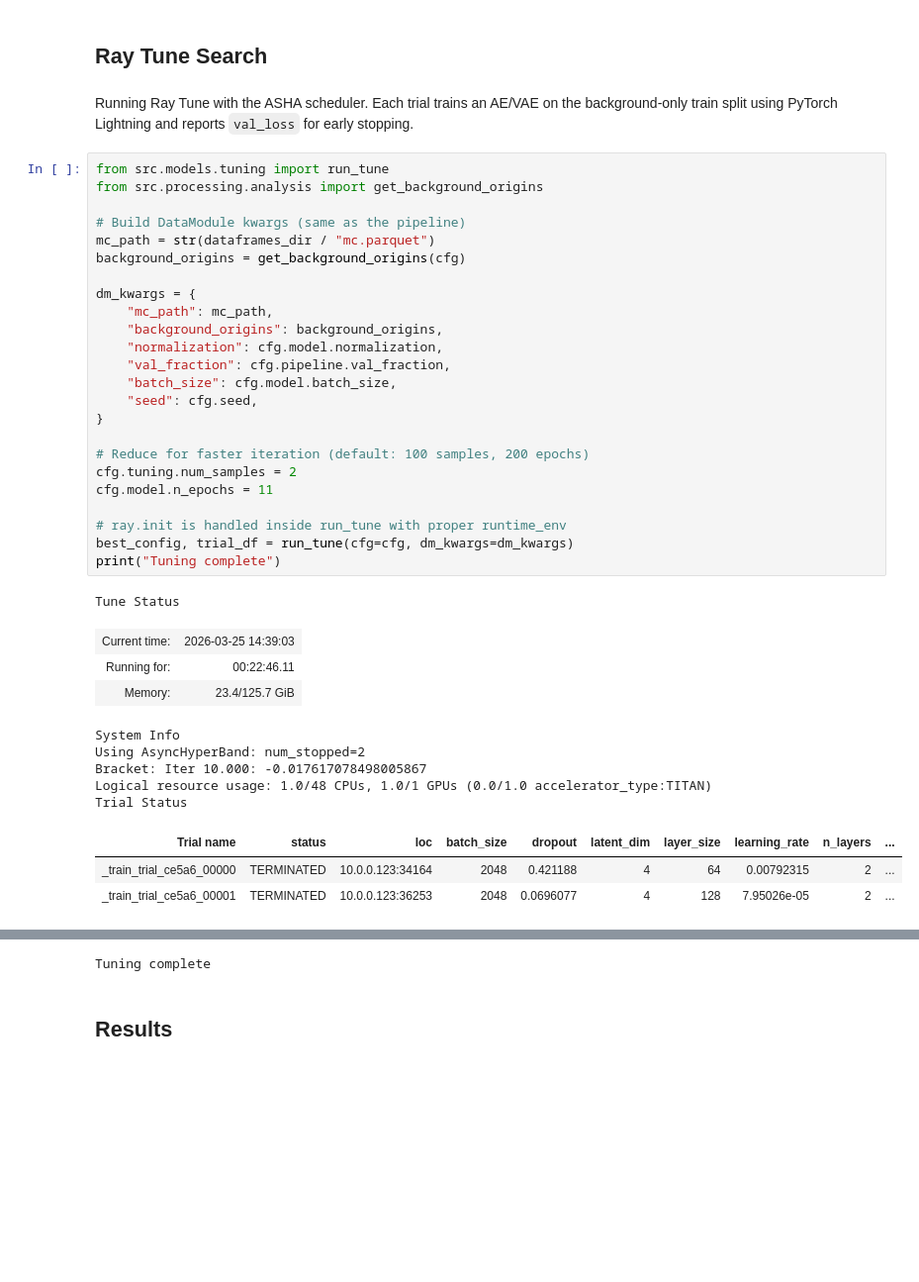
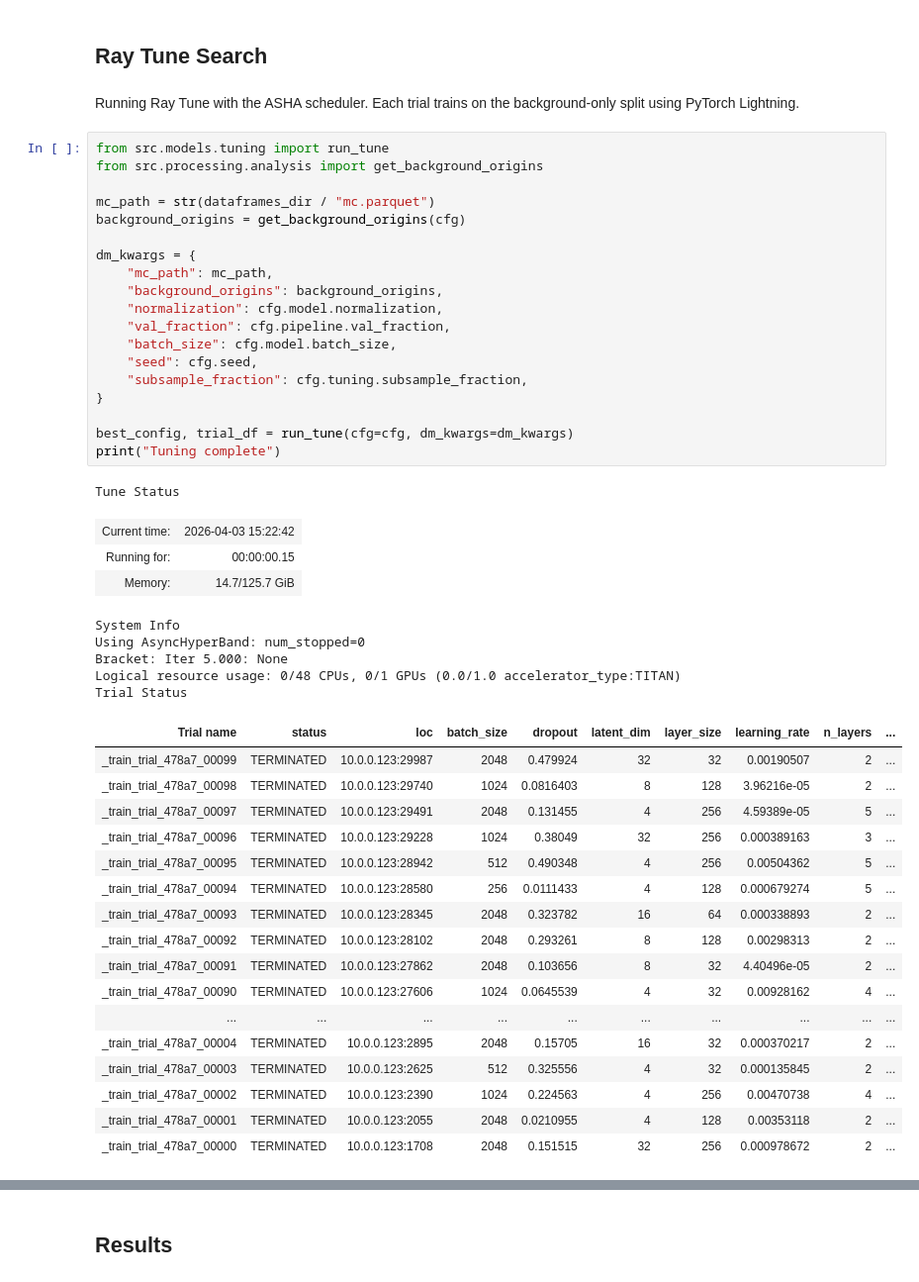
Before and after one commit to islazykv/tau-anomaly-detection, a Jupyter notebook: notebooks/04_hyperparameter_tuning.ipynb, the cells around one changed output, grey strips where cells are left out. Shown at 99% size. Cells and saved outputs as stored; diff of their text form; blank space fills up the shorter version.

```diff
--- a/notebooks/04_hyperparameter_tuning.ipynb
+++ b/notebooks/04_hyperparameter_tuning.ipynb
@@ -116,41 +134,50 @@ Search space parameters: ['n_layers', 'layer_size', 'latent_dim', 'dropout', 'le
 # %% [markdown]
 ## Ray Tune Search
 # %% [markdown]
-Running Ray Tune with the ASHA scheduler. Each trial trains an AE/VAE on the background-only train split using PyTorch Lightning and reports `val_loss` for early stopping.
+Running Ray Tune with the ASHA scheduler. Each trial trains on the background-only split using PyTorch Lightning.
 # %%
 from src.models.tuning import run_tune
 from src.processing.analysis import get_background_origins
 
-# Build DataModule kwargs (same as the pipeline)
 mc_path = str(dataframes_dir / "mc.parquet")
 background_origins = get_background_origins(cfg)
 
 dm_kwargs = {
     "mc_path": mc_path,
     "background_origins": background_origins,
     "normalization": cfg.model.normalization,
     "val_fraction": cfg.pipeline.val_fraction,
     "batch_size": cfg.model.batch_size,
     "seed": cfg.seed,
+    "subsample_fraction": cfg.tuning.subsample_fraction,
 }
 
-# Reduce for faster iteration (default: 100 samples, 200 epochs)
-cfg.tuning.num_samples = 2
-cfg.model.n_epochs = 11
-
-# ray.init is handled inside run_tune with proper runtime_env
 best_config, trial_df = run_tune(cfg=cfg, dm_kwargs=dm_kwargs)
 print("Tuning complete")
 # %% [output]
 Tune Status
-| Current time: | 2026-03-25 14:39:03 |
-| Running for: | 00:22:46.11 |
-| Memory: | 23.4/125.7 GiB |
+| Current time: | 2026-04-03 15:22:42 |
+| Running for: | 00:00:00.15 |
+| Memory: | 14.7/125.7 GiB |
 System Info
-Using AsyncHyperBand: num_stopped=2
-Bracket: Iter 10.000: -0.017617078498005867
-Logical resource usage: 1.0/48 CPUs, 1.0/1 GPUs (0.0/1.0 accelerator_type:TITAN)
+Using AsyncHyperBand: num_stopped=0
+Bracket: Iter 5.000: None
+Logical resource usage: 0/48 CPUs, 0/1 GPUs (0.0/1.0 accelerator_type:TITAN)
 Trial Status
 | Trial name | status | loc | batch_size | dropout | latent_dim | layer_size | learning_rate | n_layers | ... |
-| _train_trial_ce5a6_00000 | TERMINATED | 10.0.0.123:34164 | 2048 | 0.421188 | 4 | 64 | 0.00792315 | 2 | ... |
-| _train_trial_ce5a6_00001 | TERMINATED | 10.0.0.123:36253 | 2048 | 0.0696077 | 4 | 128 | 7.95026e-05 | 2 | ... |
+| _train_trial_478a7_00099 | TERMINATED | 10.0.0.123:29987 | 2048 | 0.479924 | 32 | 32 | 0.00190507 | 2 | ... |
+| _train_trial_478a7_00098 | TERMINATED | 10.0.0.123:29740 | 1024 | 0.0816403 | 8 | 128 | 3.96216e-05 | 2 | ... |
+| _train_trial_478a7_00097 | TERMINATED | 10.0.0.123:29491 | 2048 | 0.131455 | 4 | 256 | 4.59389e-05 | 5 | ... |
+| _train_trial_478a7_00096 | TERMINATED | 10.0.0.123:29228 | 1024 | 0.38049 | 32 | 256 | 0.000389163 | 3 | ... |
+| _train_trial_478a7_00095 | TERMINATED | 10.0.0.123:28942 | 512 | 0.490348 | 4 | 256 | 0.00504362 | 5 | ... |
+| _train_trial_478a7_00094 | TERMINATED | 10.0.0.123:28580 | 256 | 0.0111433 | 4 | 128 | 0.000679274 | 5 | ... |
+| _train_trial_478a7_00093 | TERMINATED | 10.0.0.123:28345 | 2048 | 0.323782 | 16 | 64 | 0.000338893 | 2 | ... |
+| _train_trial_478a7_00092 | TERMINATED | 10.0.0.123:28102 | 2048 | 0.293261 | 8 | 128 | 0.00298313 | 2 | ... |
+| _train_trial_478a7_00091 | TERMINATED | 10.0.0.123:27862 | 2048 | 0.103656 | 8 | 32 | 4.40496e-05 | 2 | ... |
+| _train_trial_478a7_00090 | TERMINATED | 10.0.0.123:27606 | 1024 | 0.0645539 | 4 | 32 | 0.00928162 | 4 | ... |
+| ... | ... | ... | ... | ... | ... | ... | ... | ... | ... |
+| _train_trial_478a7_00004 | TERMINATED | 10.0.0.123:2895 | 2048 | 0.15705 | 16 | 32 | 0.000370217 | 2 | ... |
+| _train_trial_478a7_00003 | TERMINATED | 10.0.0.123:2625 | 512 | 0.325556 | 4 | 32 | 0.000135845 | 2 | ... |
+| _train_trial_478a7_00002 | TERMINATED | 10.0.0.123:2390 | 1024 | 0.224563 | 4 | 256 | 0.00470738 | 4 | ... |
+| _train_trial_478a7_00001 | TERMINATED | 10.0.0.123:2055 | 2048 | 0.0210955 | 4 | 128 | 0.00353118 | 2 | ... |
+| _train_trial_478a7_00000 | TERMINATED | 10.0.0.123:1708 | 2048 | 0.151515 | 32 | 256 | 0.000978672 | 2 | ... |
@@ -159,4 +185,3 @@ Trial Status
-Tuning complete
 # %% [markdown]
 ## Results
 # %% [markdown]
```
Also changed, not shown: parts of 27 cells of this notebook, 6 other files.
